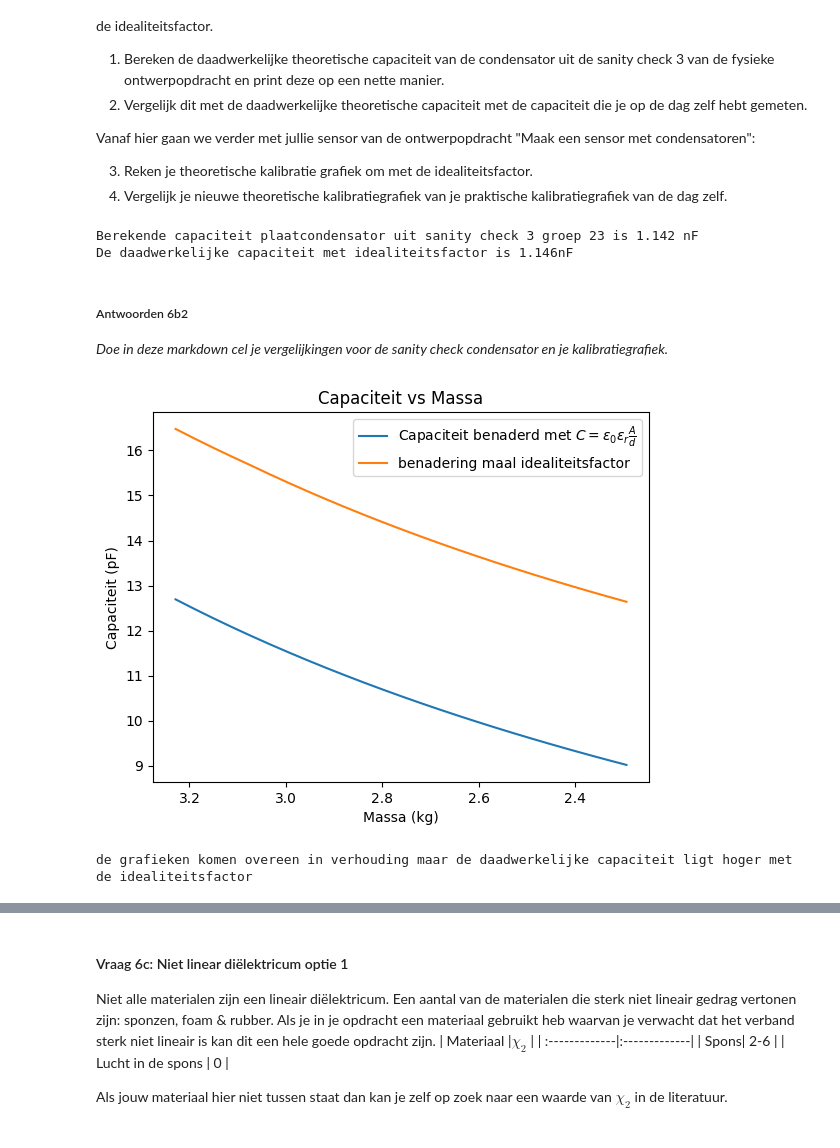
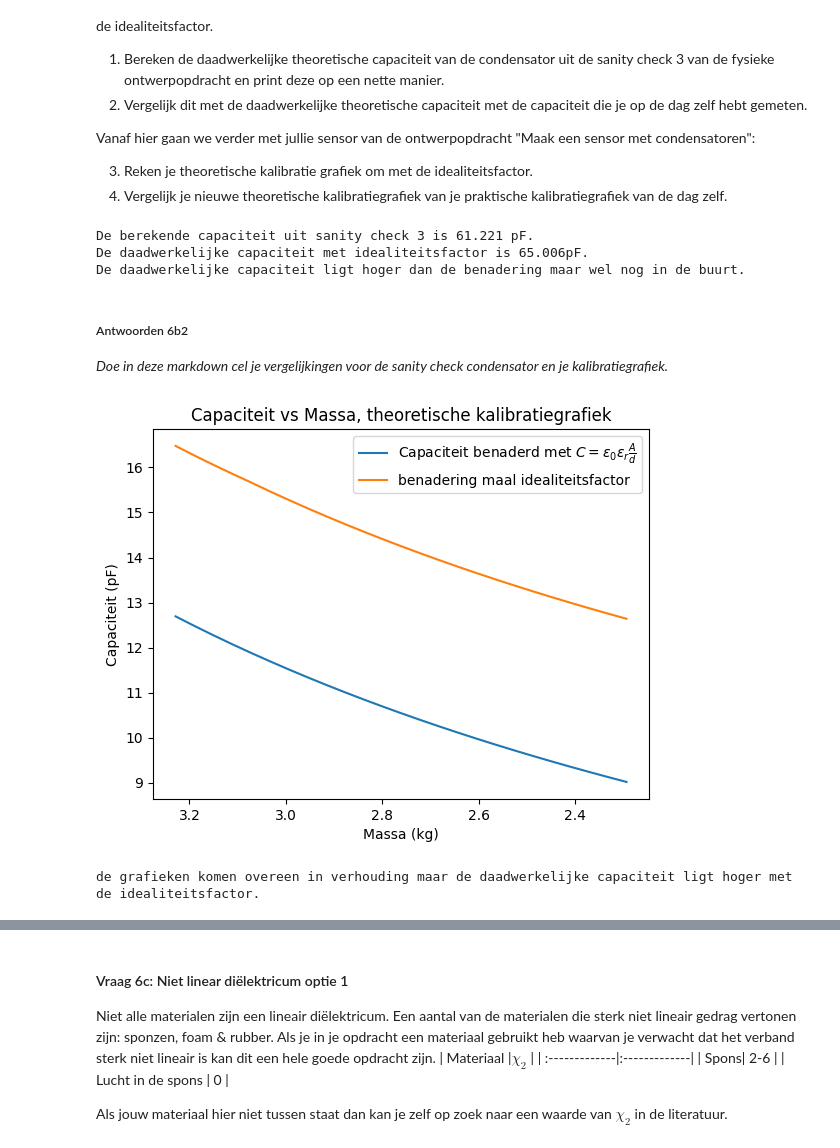
Before and after one commit to Peppertje/opdrachten-DEF-D-Pepper, a Jupyter notebook: DigitaleOntwerpopdrachten/1CondensatorOpdracht/CondensatorOntwerpopdracht.ipynb, the cells around one changed output, grey strips where cells are left out. Saved outputs shown, nothing was run; the diff lists cells and outputs as text; code cells hidden in the pictures.

```diff
--- a/DigitaleOntwerpopdrachten/1CondensatorOpdracht/CondensatorOntwerpopdracht.ipynb
+++ b/DigitaleOntwerpopdrachten/1CondensatorOpdracht/CondensatorOntwerpopdracht.ipynb
@@ -842,9 +842,9 @@ C_DN = np.array([1.31809 , 1.58007 , 1.83007 , 2.31845 , 2.80352, 3.53479, 6.013
 C_sn = np.array([1.29980 , 1.54987 , 1.78426 , 2.23581 , 2.67950, 3.34336, 5.58217, 7.85246, 12.42957, 17.02431, 23.92769])  # idealiteitsfactor voor een vierkant
 b = np.array([0.1, 0.2, 0.3, 0.5, 0.7, 1, 2, 3, 5, 7, 10])  # aspect ratio
 
-C_DN = np.concatenate((np.array([1]), C_DN))  # voeg 1 toe om te interpoleren onder de laagste b
-C_sn = np.concatenate((np.array([1]), C_sn))  # voeg 1 toe om te interpoleren onder de laagste b
-b = np.concatenate((np.array([0]), b))  # voeg nul toe om te interpoleren onder de laagste b
+C_DN = np.concatenate((np.array([1]), C_DN, np.array([max(C_DN)*100])))  # voeg 1 toe om te interpoleren onder de laagste b
+C_sn = np.concatenate((np.array([1]), C_sn, np.array([max(C_sn)*100])))  # voeg 1 toe om te interpoleren onder de laagste b
+b = np.concatenate((np.array([0]), b, np.array([max(b)*100])))  # voeg nul toe om te interpoleren onder de laagste b
 
 # procentueel verschil tussen cirkel en vierkant
 procentueel_verschil = 100 - (C_sn[1:]/C_DN[1:])*100
@@ -873,9 +869,12 @@ Vanaf hier gaan we verder met jullie sensor van de ontwerpopdracht "Maak een sen
 from scipy.interpolate import interp1d
 
 w_verwacht = 0.096  # waarde gebruikt in sanity check 3
-#1
-C = vlakkeplaat(1.4, w_verwacht**2 , 0.0001)/1e-9
-print(f"Berekende capaciteit plaatcondensator uit sanity check 3 groep 23 is {C:.3f} nF")
+d_verwacht = 1.866/1000  # waarde gebruikt in sanity check 3
+epsilonrel_verwacht = 1.4  # waarde gebruikt in sanity check 3
+
+# 1&2
+C = vlakkeplaat(epsilonrel_verwacht, w_verwacht**2 , d_verwacht)/1e-12
+print(f"De berekende capaciteit uit sanity check 3 is {C:.3f} pF.")
 
 C_DN_func = interp1d(b, C_DN)
 
@@ -886,13 +885,14 @@ def capaciteit_met_idealiteitsfactor(epsilonrel, zijde, d):
     idealiteitsfactor = C_DN_func(aspect_ratio)
     return C_benadering*idealiteitsfactor
 
-C_2 = capaciteit_met_idealiteitsfactor(1.4, w_verwacht, 0.0001)/1e-9
+C_2 = capaciteit_met_idealiteitsfactor(epsilonrel_verwacht, w_verwacht, d_verwacht)/1e-12
 
-print(f'De daadwerkelijke capaciteit met idealiteitsfactor is {C_2:.3f}nF')
-#2
+print(f'De daadwerkelijke capaciteit met idealiteitsfactor is {C_2:.3f}pF.')
+print('De daadwerkelijke capaciteit ligt hoger dan de benadering maar wel nog in de buurt.')
 # %% [output]
-Berekende capaciteit plaatcondensator uit sanity check 3 groep 23 is 1.142 nF
-De daadwerkelijke capaciteit met idealiteitsfactor is 1.146nF
+De berekende capaciteit uit sanity check 3 is 61.221 pF.
+De daadwerkelijke capaciteit met idealiteitsfactor is 65.006pF.
+De daadwerkelijke capaciteit ligt hoger dan de benadering maar wel nog in de buurt.
 # %% [markdown]
 ##### Antwoorden 6b2
 
@@ -900,25 +900,25 @@ De daadwerkelijke capaciteit met idealiteitsfactor is 1.146nF
 # %%
 # 3&4
 
 #Wij denken dat de afstand tussen de platen varieert tussen 12,67 mm en 9 mm.
 d = np.linspace(0.01267, 0.009, 25)  # afwisselende afstand door de gewichten
 zijde = 0.096
 veerconstante_gok = 2500
 masstheo = d*veerconstante_gok/9.81
 cap = vlakkeplaat(1.4, zijde**2, d)[::-1]*1e12
 cap_2 = capaciteit_met_idealiteitsfactor(1.4, zijde, d)[::-1]*1e12
 
-plt.plot(masstheo, cap, label = r"Capaciteit benaderd met $ C=\epsilon_0\epsilon_r \frac{A}{d}$")
+plt.plot(masstheo, cap, label = r"Capaciteit benaderd met $ C=\epsilon_0 \epsilon_r \frac{A}{d}$")
 plt.plot(masstheo, cap_2, label='benadering maal idealiteitsfactor')
 plt.gca().invert_xaxis() #omdat de afstand kleiner wordt als de massa groter wordt
 plt.xlabel("Massa (kg)")
 plt.ylabel("Capaciteit (pF)")
 
-plt.title("Capaciteit vs Massa")
+plt.title("Capaciteit vs Massa, theoretische kalibratiegrafiek")
 plt.legend()
 plt.show()
 
-print('de grafieken komen overeen in verhouding maar de daadwerkelijke capaciteit ligt hoger met de idealiteitsfactor')
+print('de grafieken komen overeen in verhouding maar de daadwerkelijke capaciteit ligt hoger met de idealiteitsfactor.')
 # %% [output]
-[figure, old version]
+[figure, new version]
-de grafieken komen overeen in verhouding maar de daadwerkelijke capaciteit ligt hoger met de idealiteitsfactor
+de grafieken komen overeen in verhouding maar de daadwerkelijke capaciteit ligt hoger met de idealiteitsfactor.
```
Also changed, not shown: parts of 4 cells of this notebook.
